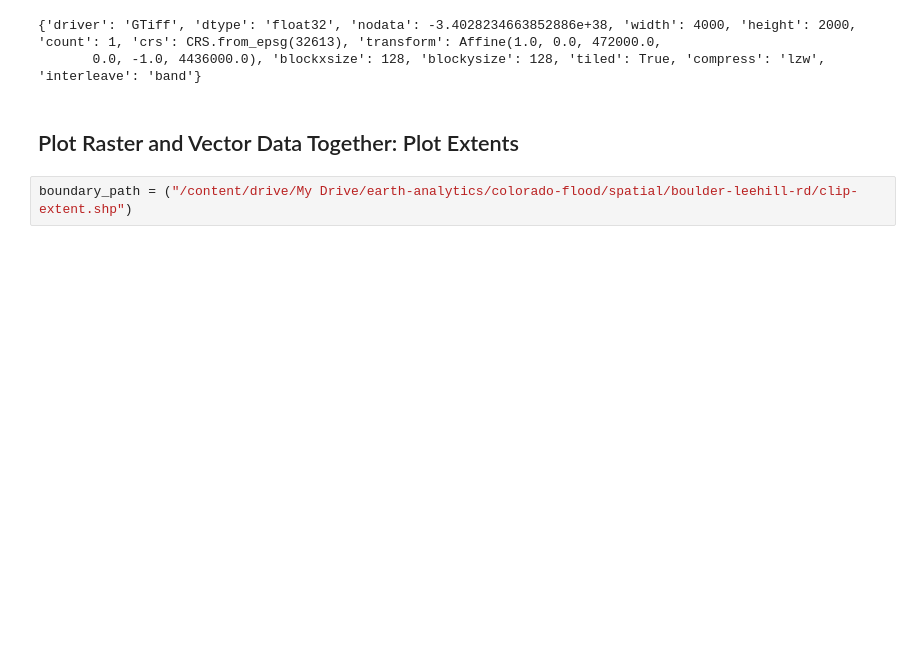
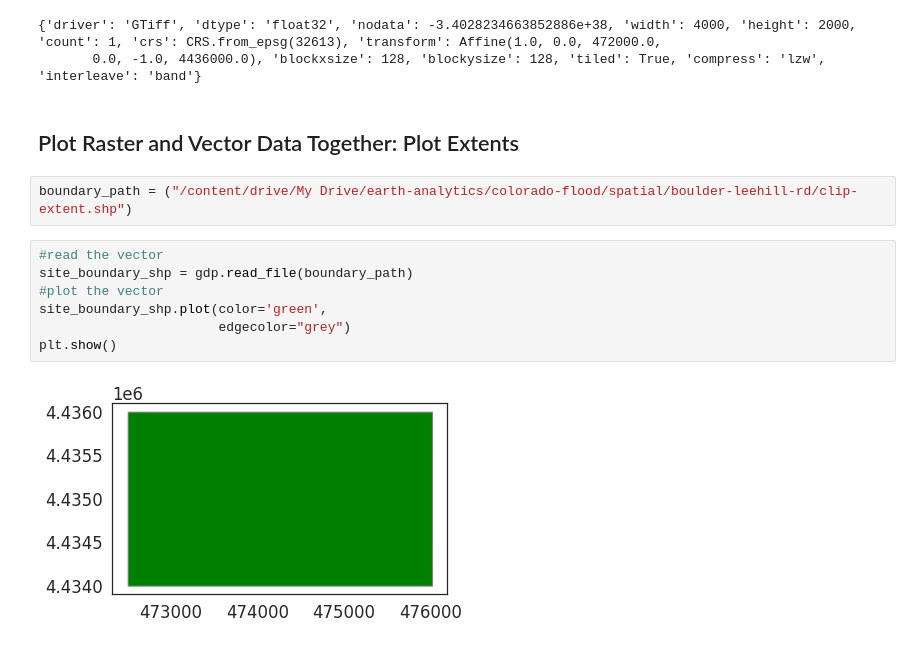
Before and after one commit to Robotmcgregor/earth-analytics-python-env, a Jupyter notebook: 3__into_Ratser_Data_Python.ipynb, the cells around one changed output. Drawn from its saved outputs; the diff is of its cells as text; blank space fills up the shorter version.

```diff
--- a/3__into_Ratser_Data_Python.ipynb
+++ b/3__into_Ratser_Data_Python.ipynb
@@ -155,3 +155,12 @@ print(lidar_dem_meta)
 ## Plot Raster and Vector Data Together: Plot Extents
 # %%
 boundary_path = ("/content/drive/My Drive/earth-analytics/colorado-flood/spatial/boulder-leehill-rd/clip-extent.shp")
+# %%
+#read the vector
+site_boundary_shp = gdp.read_file(boundary_path)
+#plot the vector
+site_boundary_shp.plot(color='green',
+                       edgecolor="grey")
+plt.show()
+# %% [output]
+[figure, added]
```
Also changed, not shown: parts of 4 cells of this notebook.
